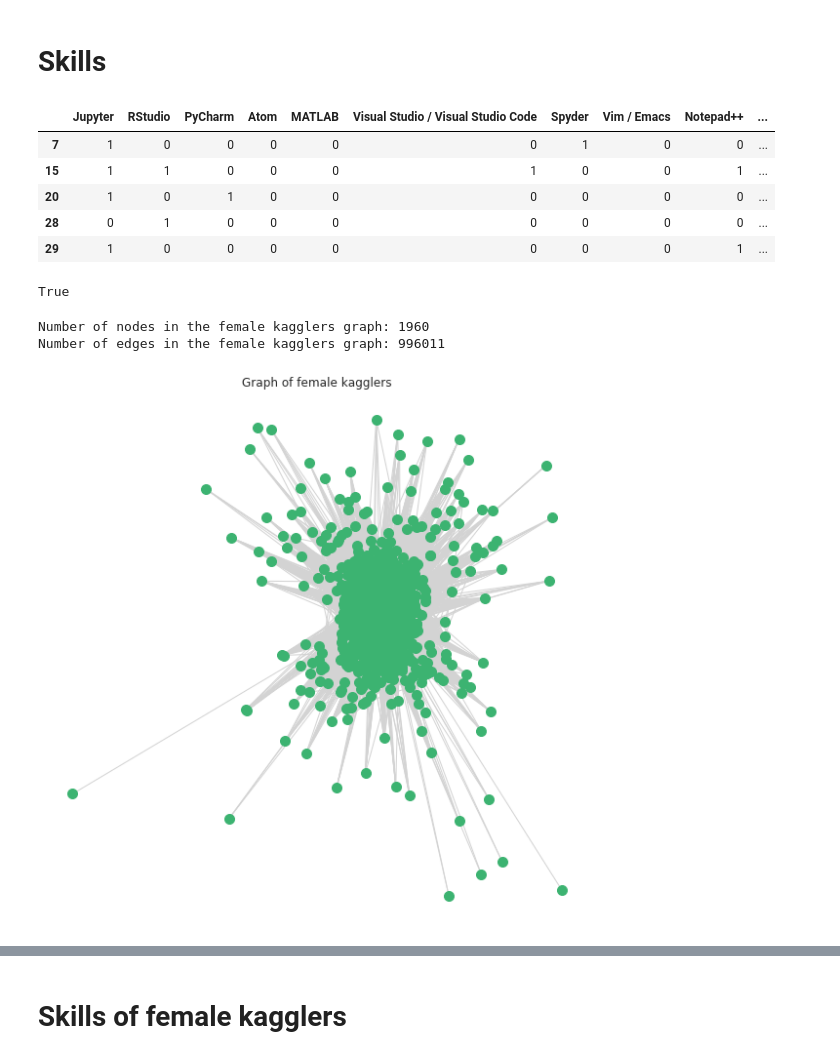
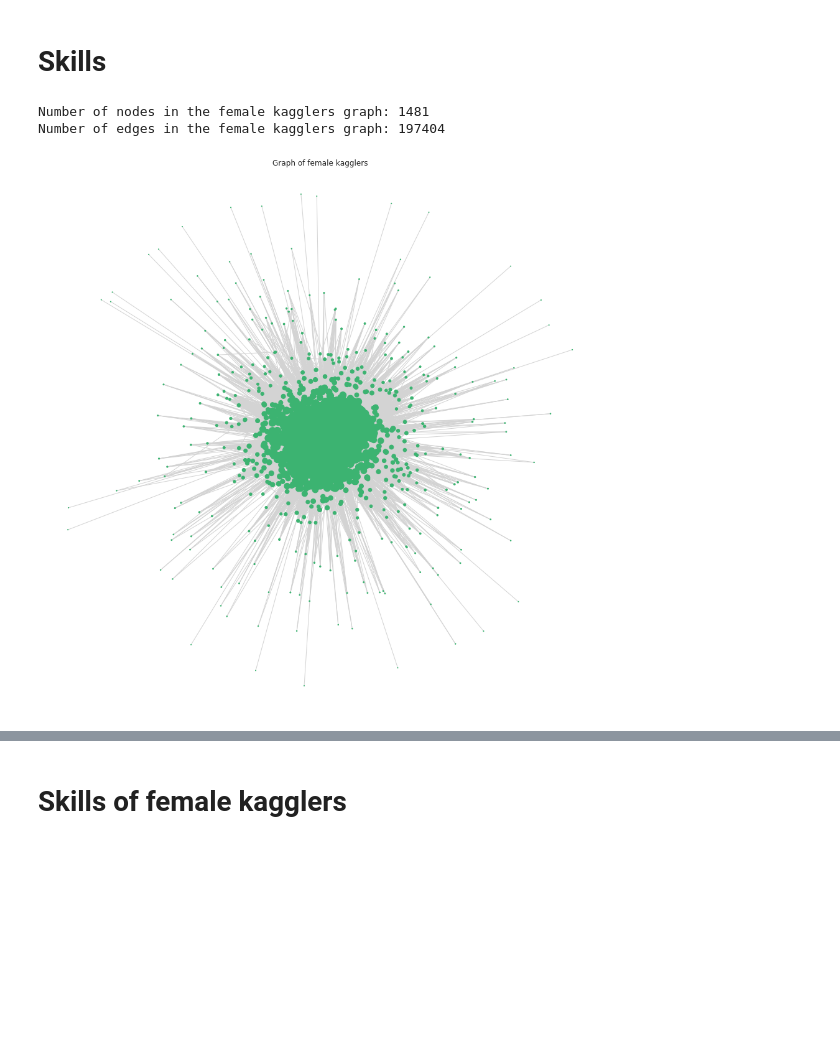
Before and after one commit to sfczekalski/women_kaggle, a Jupyter notebook: notebooks/Analysis.ipynb, the cells around one changed output, grey strips where cells are left out. Drawn from its saved outputs; the diff is of its cells as text; code cells hidden in the pictures; blank space fills up the shorter version.

```diff
--- a/notebooks/Analysis.ipynb
+++ b/notebooks/Analysis.ipynb
@@ -277,17 +286,23 @@ df_skills = df_skills.loc[:, df_skills.sum(axis=0) > 50]
 # Discard users that haven't chosen at least 5 skills
 df_skills = df_skills[df_skills.sum(axis=1) > 5]
 
-df_skills.head()
+# Create biparite user-skill graph
+skills_matrix = scipy.sparse.csr_matrix(df_skills.values)
+BG = nx.algorithms.bipartite.matrix.from_biadjacency_matrix(skills_matrix)
+
+# Extract projected users graph
+partitions = bipartite.sets(BG)
+users_partition = partitions[0]
+skills_partition = partitions[1]
+
+UG = bipartite.weighted_projected_graph(BG, users_partition)
+# Connect only those users who share at least 10 skills
+UG_filtered = nx.Graph()
+for edge in tqdm.tqdm_notebook(UG.edges(data=True)):
+    u, v, weight = edge
+    weight = weight['weight']
+
+    if weight > 10:
+        UG_filtered.add_edge(u, v, weight=weight)
+
+del UG
-# %% [output]
-|  | Jupyter | RStudio | PyCharm | Atom | MATLAB | Visual Studio / Visual Studio Code | Spyder | Vim / Emacs | Notepad++ | ... |
-| 7 | 1 | 0 | 0 | 0 | 0 | 0 | 1 | 0 | 0 | ... |
-| 15 | 1 | 1 | 0 | 0 | 0 | 1 | 0 | 0 | 1 | ... |
-| 20 | 1 | 0 | 1 | 0 | 0 | 0 | 0 | 0 | 0 | ... |
-| 28 | 0 | 1 | 0 | 0 | 0 | 0 | 0 | 0 | 0 | ... |
-| 29 | 1 | 0 | 0 | 0 | 0 | 0 | 0 | 0 | 1 | ... |
-# %%
-skills_matrix = scipy.sparse.csr_matrix(df_skills.values)
-BG = nx.algorithms.bipartite.matrix.from_biadjacency_matrix(skills_matrix)
-bipartite.is_bipartite(BG)
-# %% [output]
-True
@@ -311,18 +309,21 @@ del UG
 # %%
 print(f'Number of nodes in the female kagglers graph: {UG_filtered.order()}')
 print(f'Number of edges in the female kagglers graph: {UG_filtered.size()}')
+
+plt.figure(figsize=(16, 16))
+pos = nx.spring_layout(UG_filtered)
+degrees = dict(UG_filtered.degree())
+nx.draw_networkx_nodes(UG_filtered,
+                       pos,
+                       node_color=color_front,
+                       node_size=[min(d, 500) for d in degrees.values()])
+nx.draw_networkx_edges(UG_filtered, pos, edge_color=color_back)
+plt.title('Graph of female kagglers')
+plt.axis('off');
 # %% [output]
-Number of nodes in the female kagglers graph: 1960
-Number of edges in the female kagglers graph: 996011
+Number of nodes in the female kagglers graph: 1481
+Number of edges in the female kagglers graph: 197404
+[figure, added]
-# %%
-plt.figure(figsize=(10, 10))
-pos = nx.spring_layout(UG_filtered)
-nx.draw_networkx_nodes(UG_filtered, pos, node_color=color_front, node_size=100)
-nx.draw_networkx_edges(UG_filtered, pos, edge_color=color_back)
-plt.title('Graph of female kagglers')
-plt.axis('off');
-# %% [output]
-[figure, removed]
 # %%
 print(f'Average clustering: {round(nx.average_clustering(UG_filtered), 3)}')
 print(f'Average shortest paths: {round(nx.average_shortest_path_length(UG_filtered), 3)}')
```
Also changed, not shown: parts of 6 cells of this notebook.
